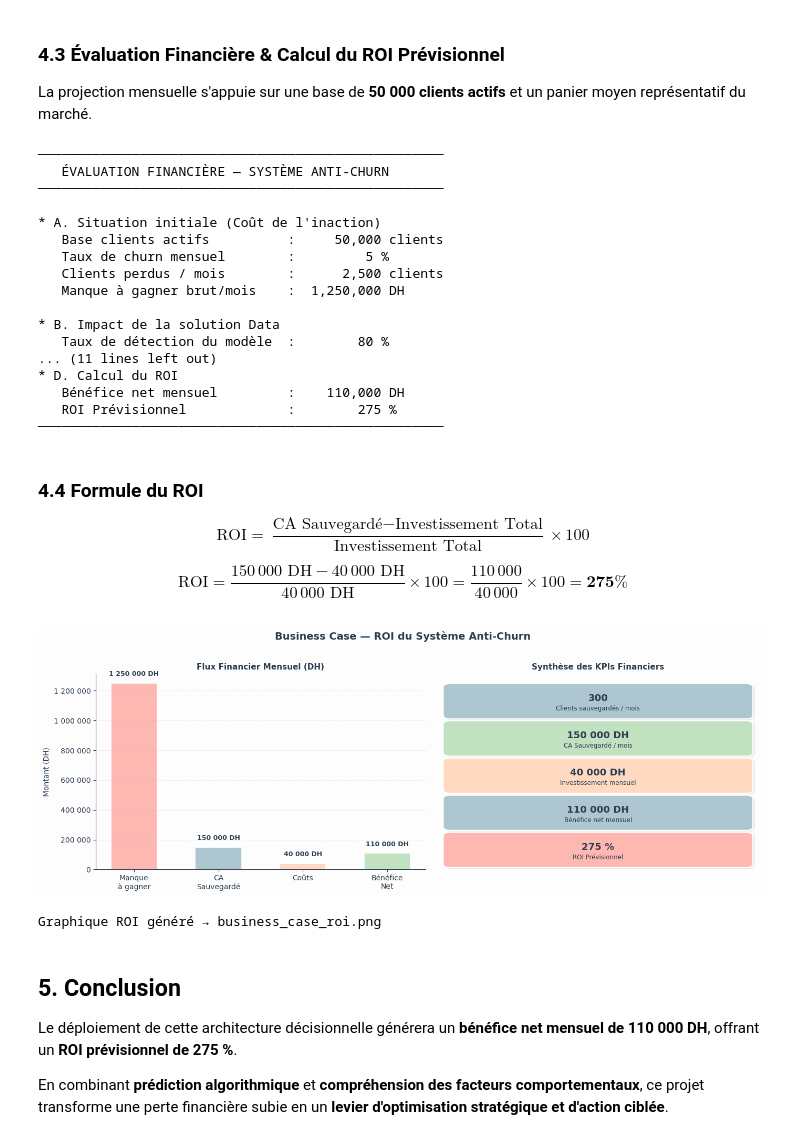
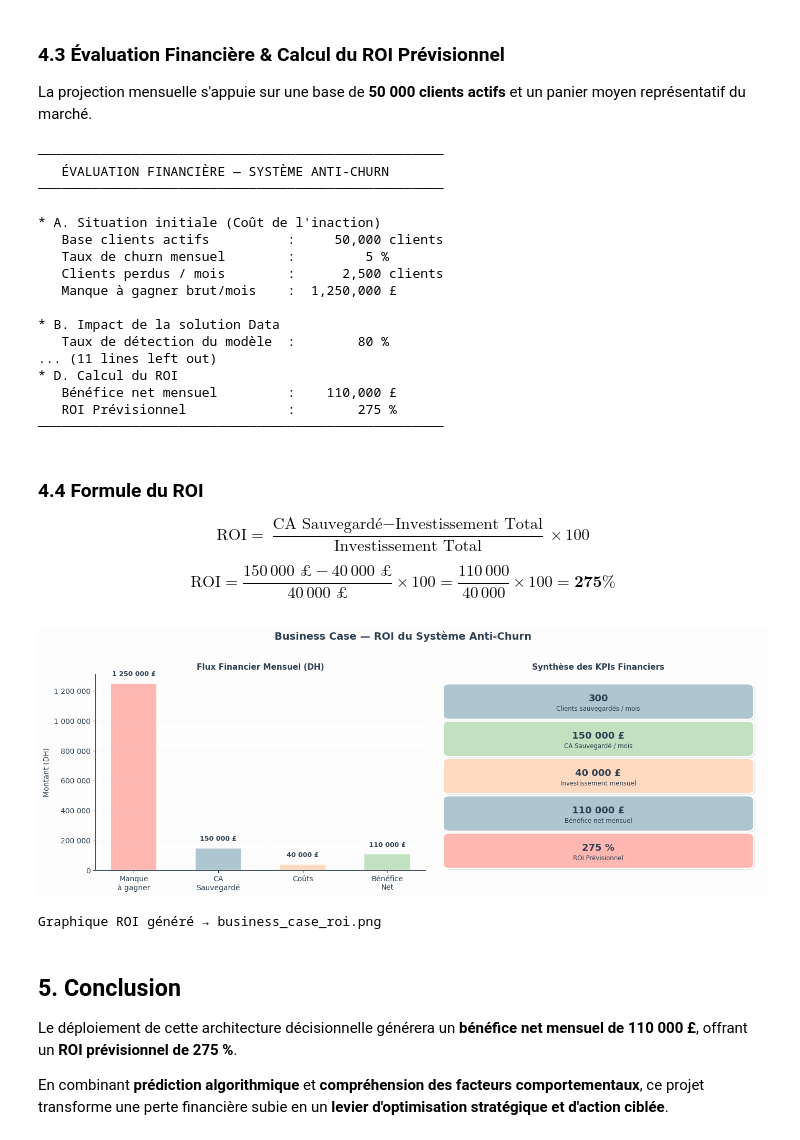
Before and after one commit to Zainabfarih/DDDM-ECOMMERCE-CHURN, a Jupyter notebook: notebooks/01_problem_definition.ipynb, the cells around one changed output. Cells and saved outputs as stored; diff of their text form; code cells hidden in the pictures.

```diff
--- a/notebooks/01_problem_definition.ipynb
+++ b/notebooks/01_problem_definition.ipynb
@@ -184,7 +184,7 @@ La projection mensuelle s'appuie sur une base de **50 000 clients actifs** et un
 # ── Paramètres de base ────────────────────────────────────────────────────────
 clients_actifs      = 50_000   # Base clients
 taux_churn_mensuel  = 0.05     # 5% de churn estimé
-panier_moyen        = 500      # DH
+panier_moyen        = 500      # £
 
 # ── A. Situation initiale (coût de l'inaction) ────────────────────────────────
 clients_perdus      = clients_actifs * taux_churn_mensuel
@@ -199,8 +199,8 @@ clients_sauvegardes = clients_cibles  * taux_conversion
 ca_sauvegarde       = clients_sauvegardes * panier_moyen
 
 # ── C. Coûts ─────────────────────────────────────────────────────────────────
-cout_infra          = 15_000   # DH/mois – Cloud & ML
-cout_marketing      = 25_000   # DH/mois – Avantages commerciaux
+cout_infra          = 15_000   # £/mois – Cloud & ML
+cout_marketing      = 25_000   # £/mois – Avantages commerciaux
 investissement_total= cout_infra + cout_marketing
 
 # ── D. ROI ───────────────────────────────────────────────────────────────────
@@ -216,20 +216,20 @@ print(f'\n* A. Situation initiale (Coût de l\'inaction)')
 print(f'   Base clients actifs          : {clients_actifs:>10,} clients')
 print(f'   Taux de churn mensuel        : {taux_churn_mensuel*100:>9.0f} %')
 print(f'   Clients perdus / mois        : {clients_perdus:>10,.0f} clients')
-print(f'   Manque à gagner brut/mois    : {manque_a_gagner:>10,.0f} DH')
+print(f'   Manque à gagner brut/mois    : {manque_a_gagner:>10,.0f} £')
 print(f'\n* B. Impact de la solution Data')
 print(f'   Taux de détection du modèle  : {taux_detection*100:>9.0f} %')
 print(f'   Clients à risque ciblés      : {clients_cibles:>10,.0f} clients')
 print(f'   Taux conversion campagnes    : {taux_conversion*100:>9.0f} %')
 print(f'   Clients sauvegardés / mois   : {clients_sauvegardes:>10,.0f} clients')
-print(f'   CA Sauvegardé (Gain brut)    : {ca_sauvegarde:>10,.0f} DH')
+print(f'   CA Sauvegardé (Gain brut)    : {ca_sauvegarde:>10,.0f} £')
 print(f'\n* C. Coûts d\'investissement')
-print(f'   Infrastructure Cloud & ML    : {cout_infra:>10,.0f} DH / mois')
-print(f'   Coûts opérationnels marketing: {cout_marketing:>10,.0f} DH / mois')
-print(f'   Investissement total / mois  : {investissement_total:>10,.0f} DH / mois')
+print(f'   Infrastructure Cloud & ML    : {cout_infra:>10,.0f} £ / mois')
+print(f'   Coûts opérationnels marketing: {cout_marketing:>10,.0f} £ / mois')
+print(f'   Investissement total / mois  : {investissement_total:>10,.0f} £ / mois')
 print(f'\n{separator}')
 print(f'* D. Calcul du ROI')
-print(f'   Bénéfice net mensuel         : {benefice_net:>10,.0f} DH')
+print(f'   Bénéfice net mensuel         : {benefice_net:>10,.0f} £')
 print(f'   ROI Prévisionnel             : {roi:>10.0f} %')
 print(separator)
 # %% [output]
@@ -241,13 +241,13 @@ print(separator)
    Base clients actifs          :     50,000 clients
    Taux de churn mensuel        :         5 %
    Clients perdus / mois        :      2,500 clients
-   Manque à gagner brut/mois    :  1,250,000 DH
+   Manque à gagner brut/mois    :  1,250,000 £
 
 * B. Impact de la solution Data
    Taux de détection du modèle  :        80 %
 ... (11 lines left out)
 * D. Calcul du ROI
-   Bénéfice net mensuel         :    110,000 DH
+   Bénéfice net mensuel         :    110,000 £
    ROI Prévisionnel             :        275 %
 ────────────────────────────────────────────────────
 # %% [markdown]
@@ -255,7 +255,7 @@ print(separator)
 
 $$\text{ROI} = \frac{\text{CA Sauvegardé} - \text{Investissement Total}}{\text{Investissement Total}} \times 100$$
 
-$$\text{ROI} = \frac{150\,000\text{ DH} - 40\,000\text{ DH}}{40\,000\text{ DH}} \times 100 = \frac{110\,000}{40\,000} \times 100 = \mathbf{275\%}$$
+$$\text{ROI} = \frac{150\,000\text{ £} - 40\,000\text{ £}}{40\,000\text{ £}} \times 100 = \frac{110\,000}{40\,000} \times 100 = \mathbf{275\%}$$
 # %%
 import matplotlib.pyplot as plt
 import matplotlib.ticker as mticker
@@ -294,7 +294,7 @@ bars = ax1.bar(labels, values, color=colors,
 for bar, val in zip(bars, values):
     ax1.text(bar.get_x() + bar.get_width()/2,
              bar.get_height() + (max(values)*0.03), # Ajustement dynamique de la hauteur
-             f'{val:,.0f} DH'.replace(',', ' '),
+             f'{val:,.0f} £'.replace(',', ' '),
              ha='center', va='bottom', fontsize=9, fontweight='bold', color=C_TEXT)
 
 ax1.set_title('Flux Financier Mensuel (DH)', fontweight='bold',
@@ -314,9 +314,9 @@ ax2.axis('off')
 
 kpis = [
     ('Clients sauvegardés / mois', f'{int(clients_sauvegardes)}',        C_BLUE_PASTEL),
-    ('CA Sauvegardé / mois',       f'{int(ca_sauvegarde):,} DH'.replace(',', ' '),  C_GREEN_PASTEL),
-    ('Investissement mensuel',      f'{int(investissement_total):,} DH'.replace(',', ' '), C_ORANGE_PASTEL),
-    ('Bénéfice net mensuel',        f'{int(benefice_net):,} DH'.replace(',', ' '),  C_BLUE_PASTEL),
+    ('CA Sauvegardé / mois',       f'{int(ca_sauvegarde):,} £'.replace(',', ' '),  C_GREEN_PASTEL),
+    ('Investissement mensuel',      f'{int(investissement_total):,} £'.replace(',', ' '), C_ORANGE_PASTEL),
+    ('Bénéfice net mensuel',        f'{int(benefice_net):,} £'.replace(',', ' '),  C_BLUE_PASTEL),
     ('ROI Prévisionnel',            f'{roi:.0f} %',                        C_RED_PASTEL),
 ]
 
@@ -333,38 +333,38 @@ for i, (label, value, color) in enumerate(kpis):
     # 2. Boîte principale avec la couleur pastel
     fancy = mpatches.FancyBboxPatch((0.05, y - 0.06), 0.9, 0.14,
                                      boxstyle='round,pad=0.02',
                                      facecolor=color, edgecolor='white',
                                      linewidth=1.5, transform=ax2.transAxes,
                                      zorder=2)
     ax2.add_patch(fancy)
 
     # 3. Textes en gris anthracite (C_TEXT) pour contraster avec le pastel
     ax2.text(0.5, y + 0.025, value,
              transform=ax2.transAxes,
              ha='center', va='center',
              color=C_TEXT, fontsize=13, fontweight='bold', zorder=3)
     ax2.text(0.5, y - 0.028, label,
              transform=ax2.transAxes,
              ha='center', va='center',
              color=C_TEXT, fontsize=8.5, zorder=3)
 
 ax2.set_title('Synthèse des KPIs Financiers', fontweight='bold',
               color=C_TEXT, fontsize=11)
 
 plt.suptitle('Business Case — ROI du Système Anti-Churn',
              fontsize=14, fontweight='bold', color=C_TEXT, y=1.02)
 
 plt.tight_layout()
 plt.savefig('business_case_roi.png', dpi=300, bbox_inches='tight',
             facecolor=fig.get_facecolor())
 plt.show()
 print('Graphique ROI généré → business_case_roi.png')
 # %% [output]
-[figure, old version]
+[figure, new version]
 Graphique ROI généré → business_case_roi.png
 # %% [markdown]
 ## 5. Conclusion
 
-Le déploiement de cette architecture décisionnelle générera un **bénéfice net mensuel de 110 000 DH**, offrant un **ROI prévisionnel de 275 %**.
+Le déploiement de cette architecture décisionnelle générera un **bénéfice net mensuel de 110 000 £**, offrant un **ROI prévisionnel de 275 %**.
 
 En combinant **prédiction algorithmique** et **compréhension des facteurs comportementaux**, ce projet transforme une perte financière subie en un **levier d'optimisation stratégique et d'action ciblée**.
```
Also changed, not shown: 6 other files.
